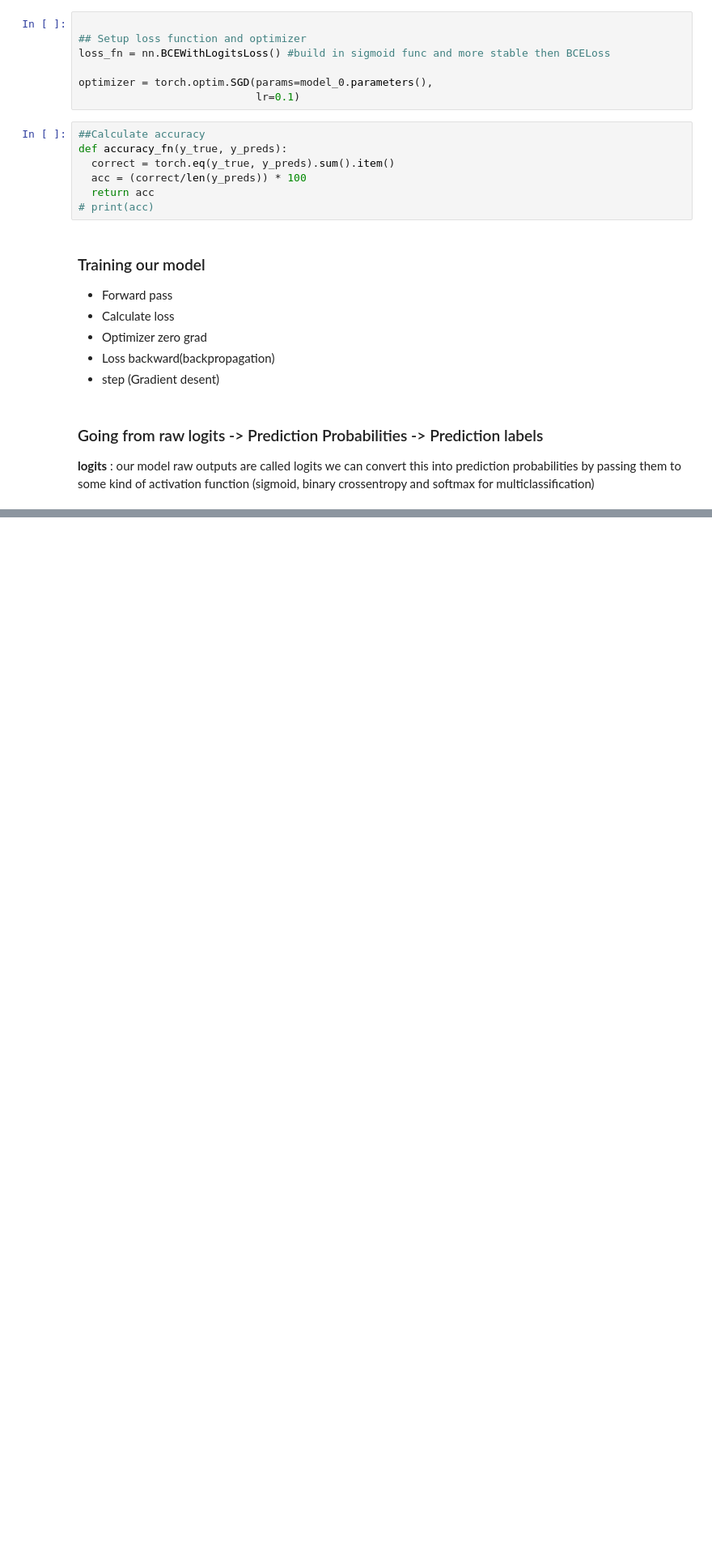
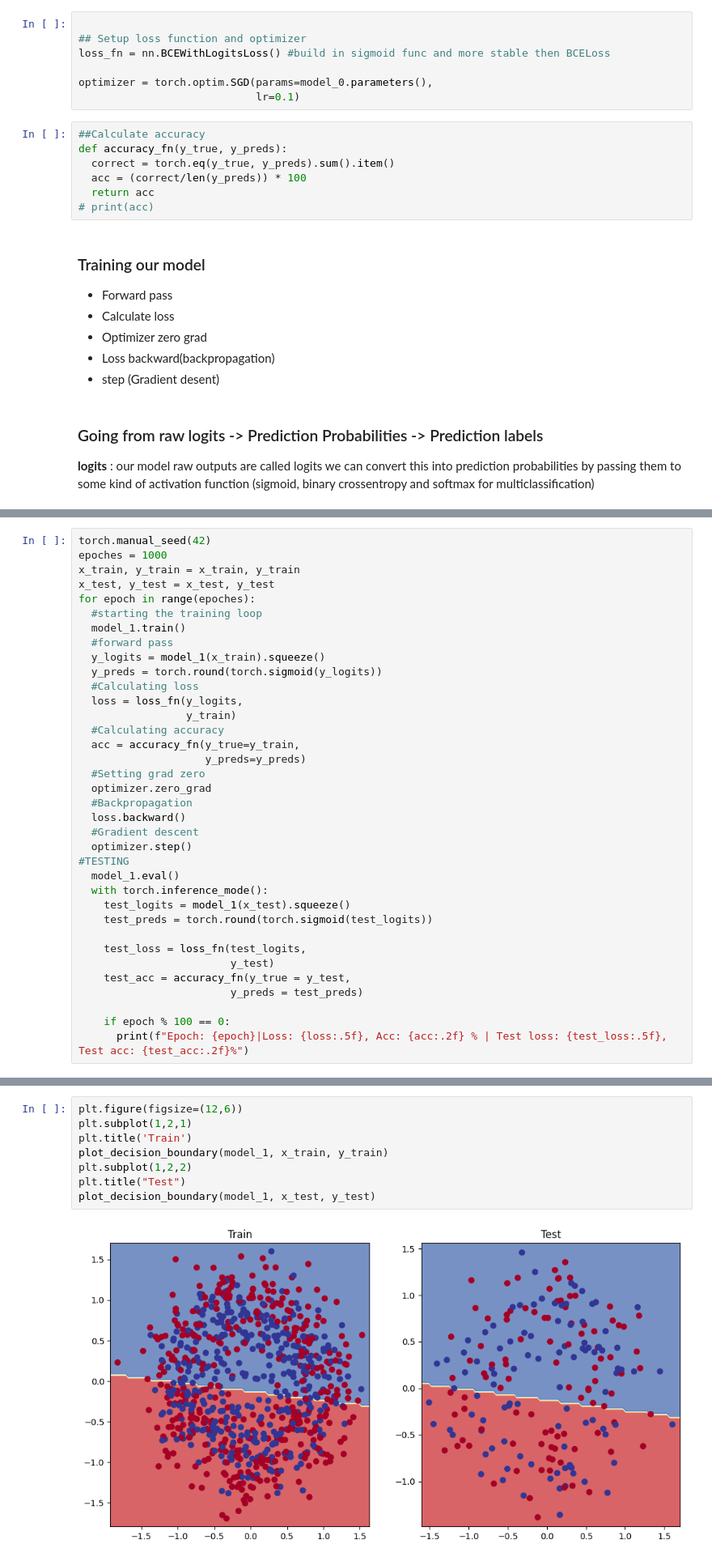
Before and after one commit to mdnazishpatel/Machine_learning, a Jupyter notebook: Neuralnwork_Classification_PyTorch.ipynb, the cells around one changed output, grey strips where cells are left out. Shown at 81% size. Saved outputs shown, nothing was run; the diff lists cells and outputs as text; blank space fills up the shorter version.

```diff
--- a/Neuralnwork_Classification_PyTorch.ipynb
+++ b/Neuralnwork_Classification_PyTorch.ipynb
@@ -330,0 +401,36 @@ Epoch: 90|Loss: 0.69584, Acc: 50.00 % | Test loss: 0.69741, Test acc: 50.00%
+# %%
+torch.manual_seed(42)
+epoches = 1000
+x_train, y_train = x_train, y_train
+x_test, y_test = x_test, y_test
+for epoch in range(epoches):
+  #starting the training loop
+  model_1.train()
+  #forward pass
+  y_logits = model_1(x_train).squeeze()
+  y_preds = torch.round(torch.sigmoid(y_logits))
+  #Calculating loss
+  loss = loss_fn(y_logits,
+                 y_train)
+  #Calculating accuracy
+  acc = accuracy_fn(y_true=y_train,
+                    y_preds=y_preds)
+  #Setting grad zero
+  optimizer.zero_grad
+  #Backpropagation
+  loss.backward()
+  #Gradient descent
+  optimizer.step()
+#TESTING
+  model_1.eval()
+  with torch.inference_mode():
+    test_logits = model_1(x_test).squeeze()
+    test_preds = torch.round(torch.sigmoid(test_logits))
+
+    test_loss = loss_fn(test_logits,
+                        y_test)
+    test_acc = accuracy_fn(y_true = y_test,
+                        y_preds = test_preds)
+
+    if epoch % 100 == 0:
+      print(f"Epoch: {epoch}|Loss: {loss:.5f}, Acc: {acc:.2f} % | Test loss: {test_loss:.5f}, Test acc: {test_acc:.2f}%")
@@ -330,0 +448,10 @@ Epoch: 90|Loss: 0.69584, Acc: 50.00 % | Test loss: 0.69741, Test acc: 50.00%
+# %%
+plt.figure(figsize=(12,6))
+plt.subplot(1,2,1)
+plt.title('Train')
+plot_decision_boundary(model_1, x_train, y_train)
+plt.subplot(1,2,2)
+plt.title("Test")
+plot_decision_boundary(model_1, x_test, y_test)
+# %% [output]
+[figure, added]
```
Also changed, not shown: parts of 24 cells of this notebook.
